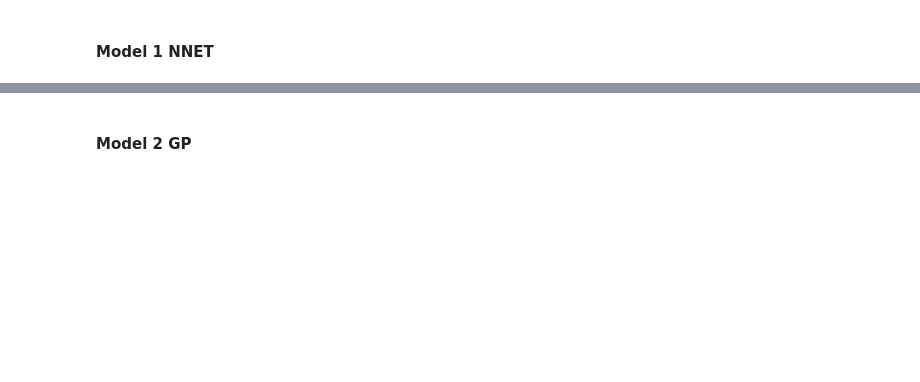
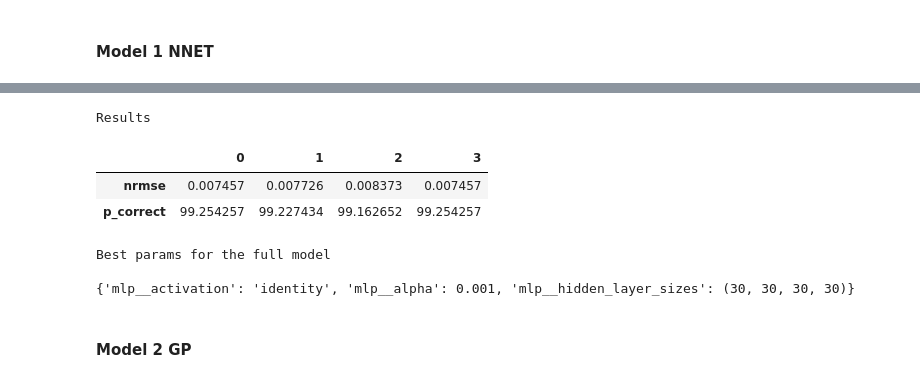
Before and after one commit to lucassalamancaf/ML_Finance, a Jupyter notebook: Hw1/HW1_Task1.ipynb, the cells around one changed output, grey strips where cells are left out. Saved outputs shown, nothing was run; the diff lists cells and outputs as text; code cells hidden in the pictures; blank space fills up the shorter version.

```diff
--- a/Hw1/HW1_Task1.ipynb
+++ b/Hw1/HW1_Task1.ipynb
@@ -638,7 +639,7 @@ def creating_and_splitting(features,target):
 
     target = 'TARGET'
 
-    predictors = ['ep', 'svar', 'ntis']   # <-- replace with your variables
+    predictors = features   # <-- replace with your variables
 
     lags = [1,2, 3, 10,15]
 
@@ -704,9 +705,6 @@ def creating_and_splitting(features,target):
         ascending=False
     )
 
-    print("\nTOP DISTANCE CORRELATIONS:\n")
-    print(distance_corrs.head(15))
-
     top_features = distance_corrs.head(15)['feature'].tolist()
 
     training_features = training_features[top_features]
@@ -715,15 +713,13 @@ def creating_and_splitting(features,target):
 
     return training_features,training_target,testing_features,testing_target
 # %%
-def fit_and_predict(model,train_feat,train_targ,test_feat):
-
-    pipeline = Pipeline([
-        ('scaler', StandardScaler()),
-        ('model', model)])
+def fit_and_predict(pipeline,train_feat,train_targ,test_feat):
 
     pipeline.fit(train_feat,train_targ)
 
-    pipeline.predict(test_feat)
+    a = pd.Series(pipeline.predict(test_feat),index=test_feat.index)
+
+    return a
 # %% [markdown]
 VARIABLES ASSIGNED ARE: **ep** ,**svar** ,**ntis**
 # %% [markdown]
@@ -804,2 +729,52 @@ pred_nnt_index = nnt.predict(testing_features)
+# %%
+results_df = np.empty(shape=(2,4))
+
+training_features,training_target,testing_features,testing_target = creating_and_splitting(['ep','svar','ntis'],'Index')
+
+param_grid = {'mlp__hidden_layer_sizes': [(200,),(60,60),(30,30,30,30)],
+    'mlp__activation': ['relu','identity'],
+    'mlp__alpha': [0.001, 0.1]}
+
+tscv = TimeSeriesSplit(n_splits=5)
+
+search = GridSearchCV(Pipeline([
+        ('scaler', StandardScaler()),
+        ('mlp', MLPRegressor(max_iter=2000, early_stopping=True, random_state=42))]),
+        param_grid=param_grid, cv=tscv, scoring='neg_root_mean_squared_error')
+
+search.fit(training_features,training_target)
+
+best_nnet_pred_price = fit_and_predict(pipeline=search.best_estimator_,train_feat=training_features,train_targ=training_target,test_feat=testing_features)
+
+results_df[0,0] = nrmse(y_actual=testing_target,y_predicted=best_nnet_pred_price)
+results_df[1,0] = pcorrect(y_actual=testing_target,y_predicted=best_nnet_pred_price)
+# sensitivity exogenous variables
+
+configurations = [['ep','svar'],['ep','ntis'],['svar','ntis']]
+
+for i in range(3):
+
+    training_features,training_target,testing_features,testing_target = creating_and_splitting(configurations[i],'Index')
+
+    nnet1_pred = fit_and_predict(pipeline=search.best_estimator_,train_feat=training_features,train_targ=training_target,test_feat=testing_features)
+
+    results_df[0,i+1] = nrmse(y_actual=testing_target,y_predicted=nnet1_pred)
+    results_df[1,i+1] = pcorrect(y_actual=testing_target,y_predicted=nnet1_pred)
+
+
+print('Results \n')
+display(pd.DataFrame(results_df,index=['nrmse','p_correct']))
+
+
+print('Best params for the full model \n')
+print(search.best_params_)
+# %% [output]
+Results
+|  | 0 | 1 | 2 | 3 |
+| nrmse | 0.007457 | 0.007726 | 0.008373 | 0.007457 |
+| p_correct | 99.254257 | 99.227434 | 99.162652 | 99.254257 |
+Best params for the full model
+
+{'mlp__activation': 'identity', 'mlp__alpha': 0.001, 'mlp__hidden_layer_sizes': (30, 30, 30, 30)}
 # %% [markdown]
 #### Model 2 GP
```
Also changed, not shown: parts of 23 cells of this notebook.
